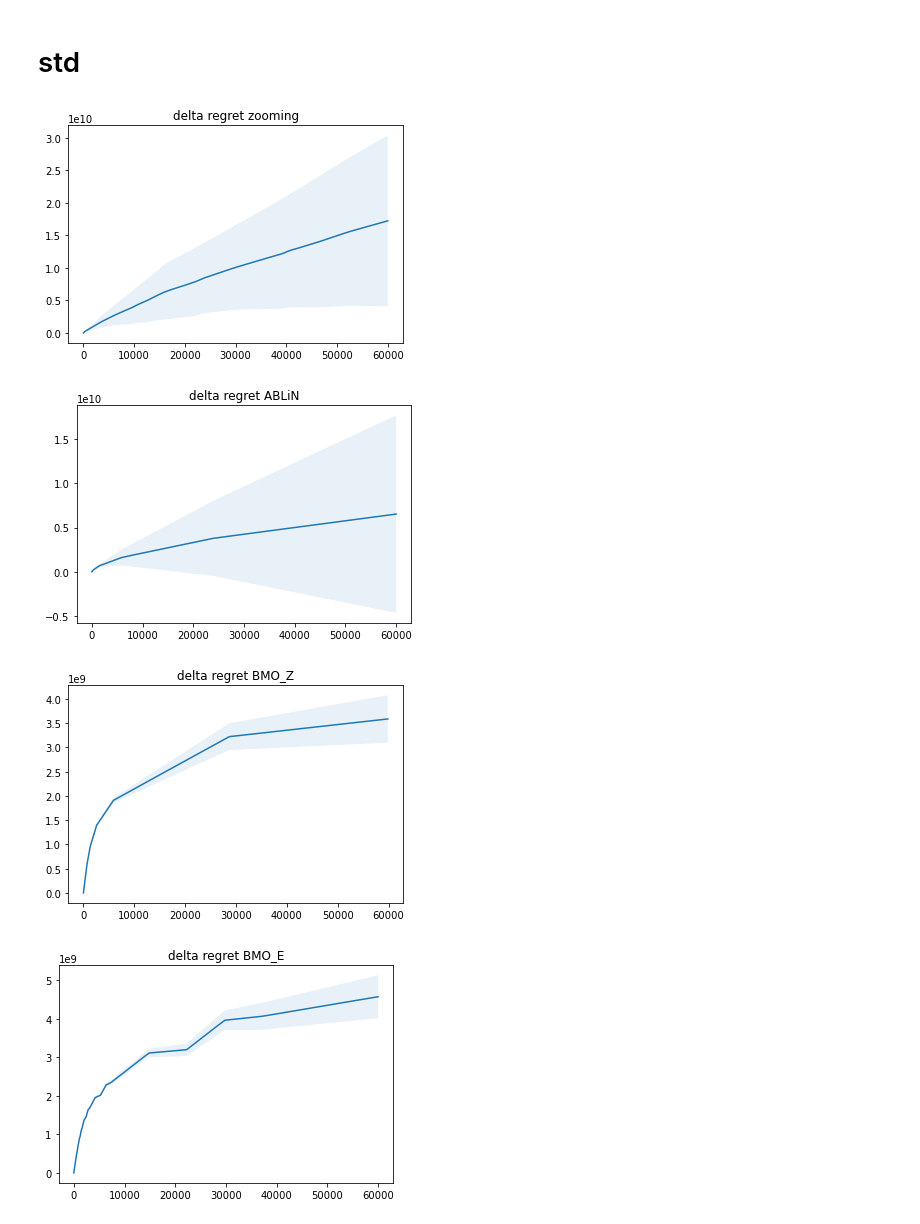
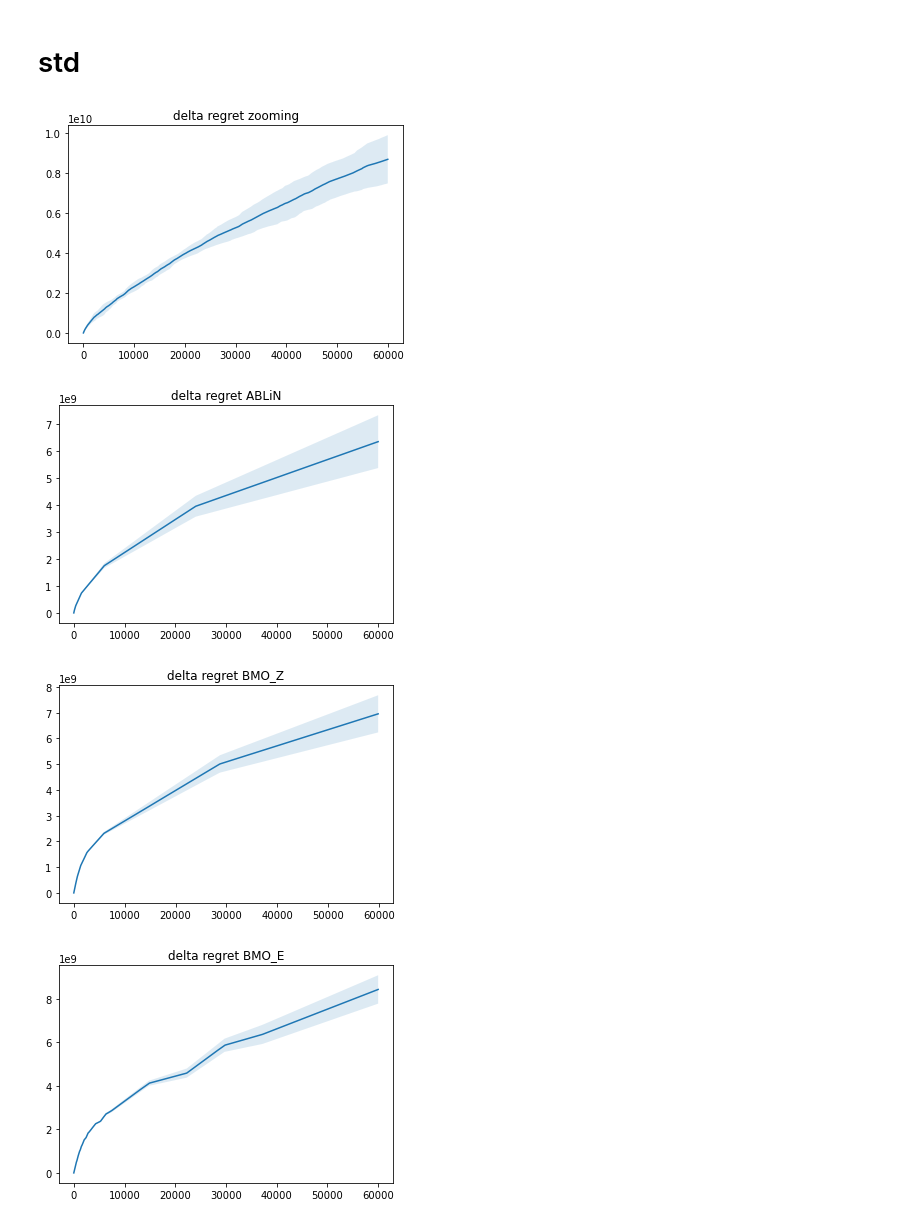
Before and after one commit to wzjzzz/bandit, a Jupyter notebook: bandit-main_v1/plt.ipynb, the cells around one changed output. Drawn from its saved outputs; the diff is of its cells as text; code cells hidden in the pictures.

```diff
--- a/bandit-main_v1/plt.ipynb
+++ b/bandit-main_v1/plt.ipynb
@@ -13,4 +13,14 @@ bmo_zooming_regret_delta = np.loadtxt('bmoz_delta.csv')
 
 bmo_eli_regret = np.loadtxt('bmo_eli.csv')
 bmo_eli_regret_delta = np.loadtxt('bmo_eli_delta.csv')
+# %%
+zooming_m, zooming_v = np.mean(np.cumsum(zooming_regret, axis=1), axis=0), np.std(np.cumsum(zooming_regret, axis=1), axis=0)
+ablin_m, ablin_v = np.mean(np.cumsum(ablin_regret, axis=1), axis=0), np.std(np.cumsum(ablin_regret, axis=1), axis=0)
+bmoz_m, bmoz_v = np.mean(np.cumsum(bmo_zooming_regret, axis=1), axis=0), np.std(np.cumsum(bmo_zooming_regret, axis=1), axis=0)
+bmoe_m, bmoe_v = np.mean(np.cumsum(bmo_eli_regret, axis=1), axis=0), np.std(np.cumsum(bmo_eli_regret, axis=1), axis=0)
+
+zooming_m_d, zooming_v_d = np.mean(np.cumsum(zooming_regret_delta, axis=1), axis=0), np.std(np.cumsum(zooming_regret_delta, axis=1), axis=0)
+ablin_m_d, ablin_v_d = np.mean(np.cumsum(ablin_regret_delta, axis=1), axis=0), np.std(np.cumsum(ablin_regret_delta, axis=1), axis=0)
+bmoz_m_d, bmoz_v_d = np.mean(np.cumsum(bmo_zooming_regret_delta, axis=1), axis=0), np.std(np.cumsum(bmo_zooming_regret_delta, axis=1), axis=0)
+bmoe_m_d, bmoe_v_d = np.mean(np.cumsum(bmo_eli_regret_delta, axis=1), axis=0), np.std(np.cumsum(bmo_eli_regret_delta, axis=1), axis=0)
 # %%
@@ -52,30 +48,31 @@ bmo_eli_regret_delta_std = np.loadtxt('bmo_eli_std_delta.csv')
 # %%
-plt.plot(zooming_regret_delta, label='zooming')
-plt.fill_between(np.array(range(len(zooming_regret_delta))), zooming_regret_delta-zooming_regret_delta_std,
-                 zooming_regret_delta+zooming_regret_delta_std, alpha=0.1)
+plt.plot(zooming_m, label='zooming')
+plt.fill_between(np.array(range(len(zooming_m))), zooming_m-zooming_v,
+                 zooming_m+zooming_v, alpha=0.15)
 plt.title('delta regret zooming')
 plt.show()
 
-plt.plot(ablin_regret_delta, label='ABLiN')
-plt.fill_between(np.array(range(len(ablin_regret_delta))), ablin_regret_delta-ablin_regret_delta_std,
-                 ablin_regret_delta+ablin_regret_delta_std, alpha=0.1)
+plt.plot(ablin_m, label='ABLiN')
+plt.fill_between(np.array(range(len(ablin_m))), ablin_m-ablin_v,
+                 ablin_m+ablin_v, alpha=0.15)
 plt.title('delta regret ABLiN')
 plt.show()
 
-plt.plot(bmo_zooming_regret_delta, label='BMO_Z')
-plt.fill_between(np.array(range(len(bmo_zooming_regret_delta))), bmo_zooming_regret_delta-bmo_zooming_regret_delta_std,
-                 bmo_zooming_regret_delta+bmo_zooming_regret_delta_std, alpha=0.1)
+plt.plot(bmoz_m, label='BMO_Z')
+plt.fill_between(np.array(range(len(bmoz_m))), bmoz_m-bmoz_v,
+                 bmoz_m+bmoz_v, alpha=0.15)
 plt.title('delta regret BMO_Z')
 plt.show()
 
-plt.plot(bmo_eli_regret_delta, label='BMO_E')
-plt.fill_between(np.array(range(len(bmo_eli_regret_delta))), bmo_eli_regret_delta-bmo_eli_regret_delta_std,
-                 bmo_eli_regret_delta+bmo_eli_regret_delta_std, alpha=0.1)
+plt.plot(bmoe_m, label='BMO_E')
+plt.fill_between(np.array(range(len(bmoe_m))), bmoe_m-bmoe_v,
+                 bmoe_m+bmoe_v, alpha=0.15)
 plt.title('delta regret BMO_E')
+# plt.legend()
 plt.show()
 # plt.plot(bmo_eli_regret_s2, label='BMO_E_S')
 # %% [output]
-[figure, old version]
+[figure, new version]
-[figure, old version]
+[figure, new version]
-[figure, old version]
+[figure, new version]
-[figure, old version]
+[figure, new version]
```
Also changed, not shown: parts of 4 cells of this notebook, 18 other files.
